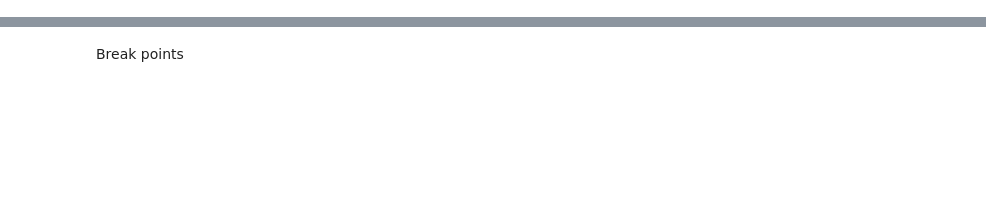
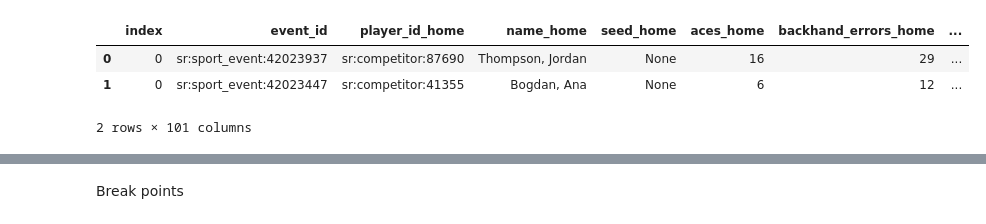
Before and after one commit to scharfsteina/mds-final, a Jupyter notebook: get_data.ipynb, the cells around one changed output, grey strips where cells are left out. Saved outputs shown, nothing was run; the diff lists cells and outputs as text; code cells hidden in the pictures; blank space fills up the shorter version.

```diff
--- a/get_data.ipynb
+++ b/get_data.ipynb
@@ -82,7 +63,7 @@ def rq_sport_event_timeline(event, api_key):
 #     return send_req(get,"rq_sport_event_summary")
 
 #summary0 = rq_sport_event_summary("sr:sport_event:39826407", eda_api_key)
-timeline0 = rq_sport_event_timeline("sr:sport_event:46881015", eda_api_key)
-#timeline1 = rq_sport_event_timeline(pbps[1], eda_api_key)
+timeline_m = rq_sport_event_timeline(gs_matches_m[0], eda_api_key)
+timeline_w = rq_sport_event_timeline(gs_matches_w[1], eda_api_key)
 #pp(timeline0)
 # %%
@@ -191,0 +211,10 @@ stats_df
+# %%
+stats0 = get_event_stats(timeline_m)
+stats1 = get_event_stats(timeline_w)
+stats_df = pd.concat([stats0, stats1]).reset_index()
+stats_df
+# %% [output]
+|  | index | event_id | player_id_home | name_home | seed_home | aces_home | backhand_errors_home | ... |
+| 0 | 0 | sr:sport_event:42023937 | sr:competitor:87690 | Thompson, Jordan | None | 16 | 29 | ... |
+| 1 | 0 | sr:sport_event:42023447 | sr:competitor:41355 | Bogdan, Ana | None | 6 | 12 | ... |
+2 rows × 101 columns
```
Also changed, not shown: parts of 8 cells of this notebook, 2 other files.
